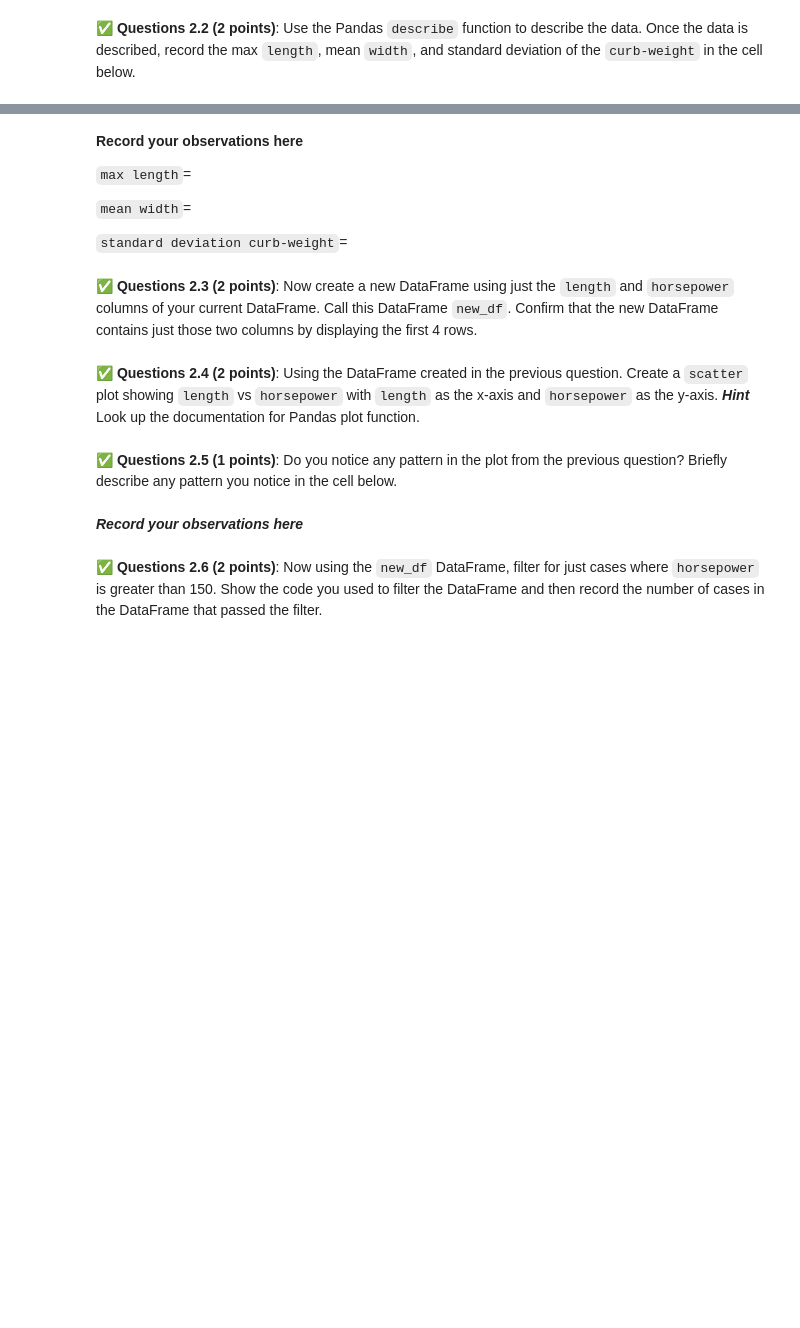
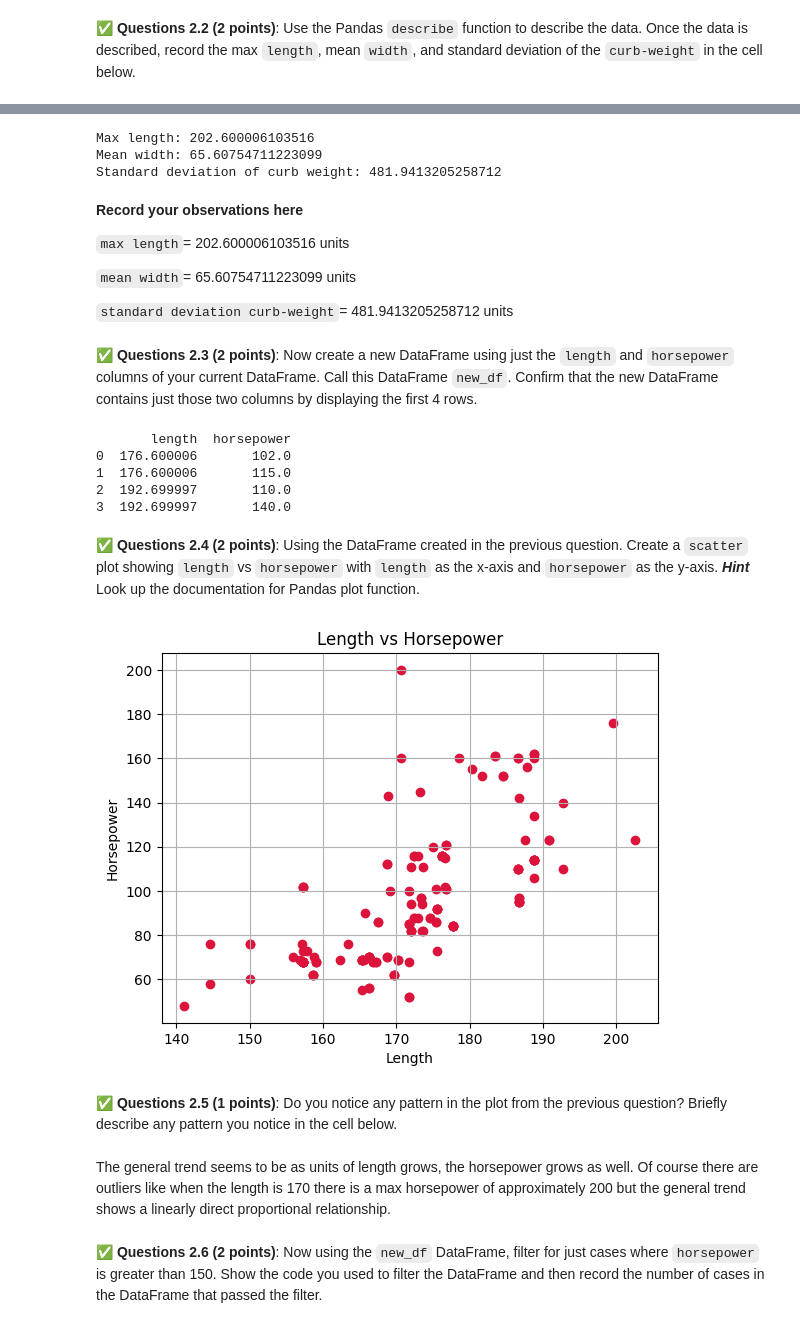
Before and after one commit to nasajoel2032/CMSE202-f25-turnin, a Jupyter notebook: hw-01/HW1.ipynb, the cells around one changed output, grey strips where cells are left out. Cells and saved outputs as stored; diff of their text form; code cells hidden in the pictures; blank space fills up the shorter version.

```diff
--- a/hw-01/HW1.ipynb
+++ b/hw-01/HW1.ipynb
@@ -142,2 +148,8 @@ import pandas as pd
 # %% [markdown]
 &#9989; **Questions 2.2 (2 points)**: Use the Pandas `describe` function to describe the data. Once the data is described, record the max `length`, mean `width`, and standard deviation of the `curb-weight` in the cell below.
+# %%
+data = pd.read_csv('auto_price.csv')
+data.describe()
+max_length = data['length'].max()
+mean_width = data['width'].mean()
+std_curb_weight = data['curb-weight'].std()
@@ -144,18 +172,44 @@ import pandas as pd
+# %%
+print(f"Max length: {max_length}")
+print(f"Mean width: {mean_width}")
+print(f"Standard deviation of curb weight: {std_curb_weight}")
+# %% [output]
+Max length: 202.600006103516
+Mean width: 65.60754711223099
+Standard deviation of curb weight: 481.9413205258712
 # %% [markdown]
 **Record your observations here**
 
-`max length`=
+`max length`= 202.600006103516 units
 
-`mean width`=
+`mean width`= 65.60754711223099 units
 
-`standard deviation curb-weight`=
+`standard deviation curb-weight`= 481.9413205258712 units
 # %% [markdown]
 &#9989; **Questions 2.3 (2 points)**: Now create a new DataFrame using just the `length` and `horsepower` columns of your current DataFrame. Call this DataFrame `new_df`. Confirm that the new DataFrame contains just those two columns by displaying the first 4 rows.
+# %%
+new_df = data[['length','horsepower']]
+print(new_df.head(4))
+# %% [output]
+       length  horsepower
+0  176.600006       102.0
+1  176.600006       115.0
+2  192.699997       110.0
+3  192.699997       140.0
 # %% [markdown]
 &#9989; **Questions 2.4 (2 points)**: Using the DataFrame created in the previous question. Create a `scatter` plot showing `length` vs `horsepower` with `length` as the x-axis and `horsepower` as the y-axis. ***Hint*** Look up the documentation for Pandas plot function.
+# %%
+plt.scatter(new_df['length'], new_df['horsepower'], color='crimson')
+plt.title('Length vs Horsepower')
+plt.xlabel('Length')
+plt.ylabel('Horsepower')
+plt.grid(True)
+plt.show()
+# %% [output]
+[figure, added]
 # %% [markdown]
 &#9989; **Questions 2.5 (1 points)**: Do you notice any pattern in the plot from the previous question? Briefly describe any pattern you notice in the cell below.
-# %% [markdown]
-***Record your observations here***
+# %% [markdown]
+The general trend seems to be as units of length grows, the horsepower grows as well. Of course there are outliers like when the length is 170 there is a max horsepower of approximately 200 but the general trend shows a linearly direct proportional relationship.
 # %% [markdown]
 &#9989; **Questions 2.6 (2 points)**: Now using the `new_df` DataFrame, filter for just cases where `horsepower` is greater than 150. Show the code you used to filter the DataFrame and then record the number of cases in the DataFrame that passed the filter.
```
Also changed, not shown: parts of 8 cells of this notebook.
